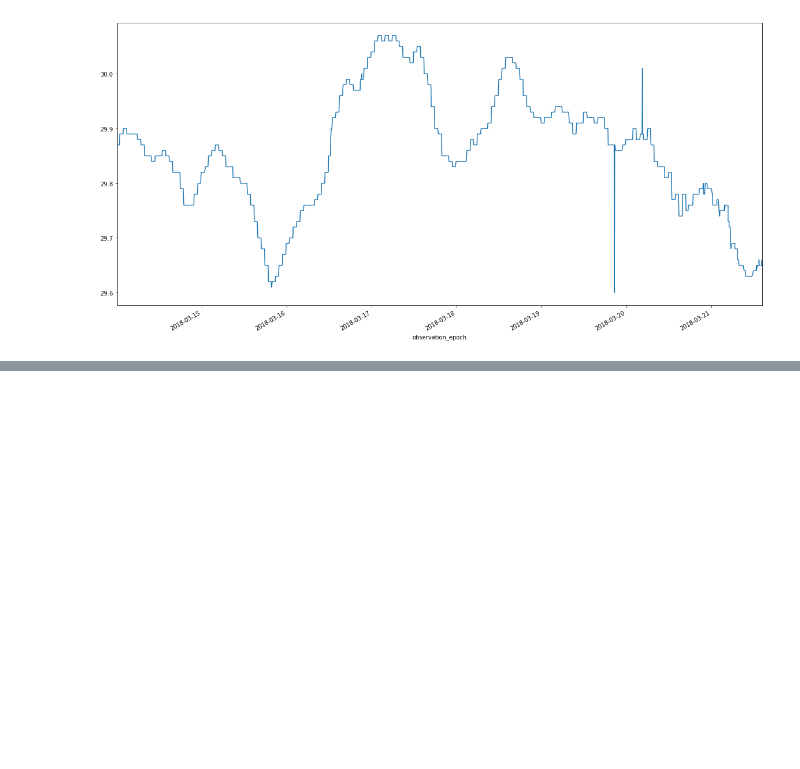
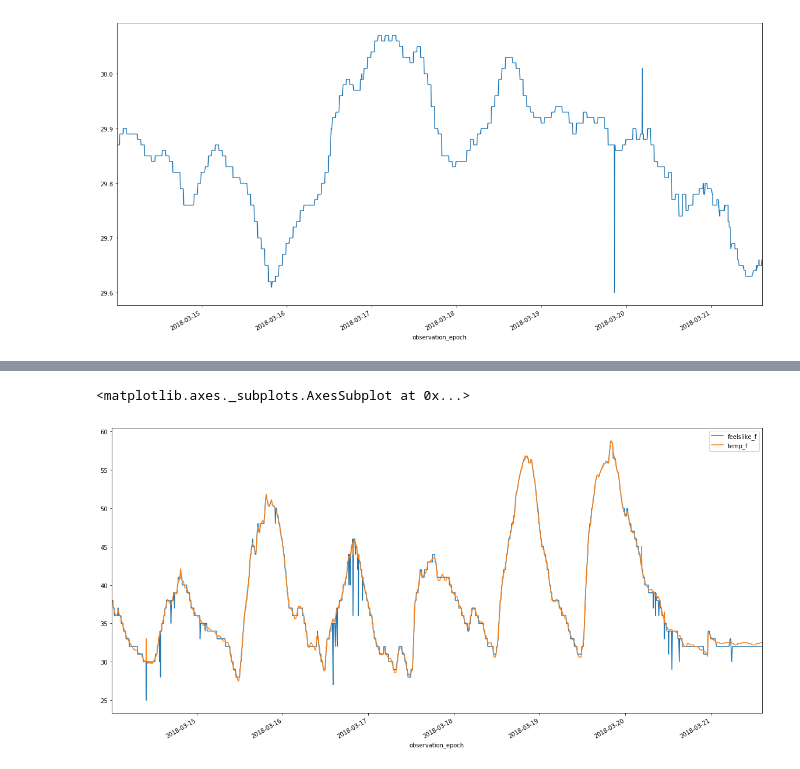
Before and after one commit to CurtLH/dSci-Projects, a Jupyter notebook: p10_arlington_weather/Arlington Weather.ipynb, the cells around one changed output, grey strips where cells are left out. Drawn from its saved outputs; the diff is of its cells as text; code cells hidden in the pictures; blank space fills up the shorter version.

```diff
--- a/p10_arlington_weather/Arlington Weather.ipynb
+++ b/p10_arlington_weather/Arlington Weather.ipynb
@@ -143,3 +152,17 @@ See the caveats in the documentation: http://pandas.pydata.org/pandas-docs/stabl
   self[name] = value
 <matplotlib.axes._subplots.AxesSubplot at 0x...>
 [figure]
+# %%
+# subset to variables of interest
+new = df_week[['dewpoint_f', 'feelslike_f', 'precip_1hr_in', 'pressure_in', 'relative_humidity', 'temp_f',
+               'visibility_mi', 'wind_mph', 'windchill_f']]
+
+# remove % from humidity
+new.relative_humidity = new.relative_humidity.str.strip('%')
+
+# convert all columns to numeric
+for col in new.columns:
+    new[col] = pd.to_numeric(new[col], errors='coerce')
+
+# transform humidity into decimal
+new.relative_humidity = new.relative_humidity / 100
@@ -145,0 +179,6 @@ See the caveats in the documentation: http://pandas.pydata.org/pandas-docs/stabl
+# %%
+# plot feelslike vs actual temperature
+new[['feelslike_f', 'temp_f']].plot()
+# %% [output]
+<matplotlib.axes._subplots.AxesSubplot at 0x...>
+[figure, added]
```
Also changed, not shown: parts of 5 cells of this notebook.
